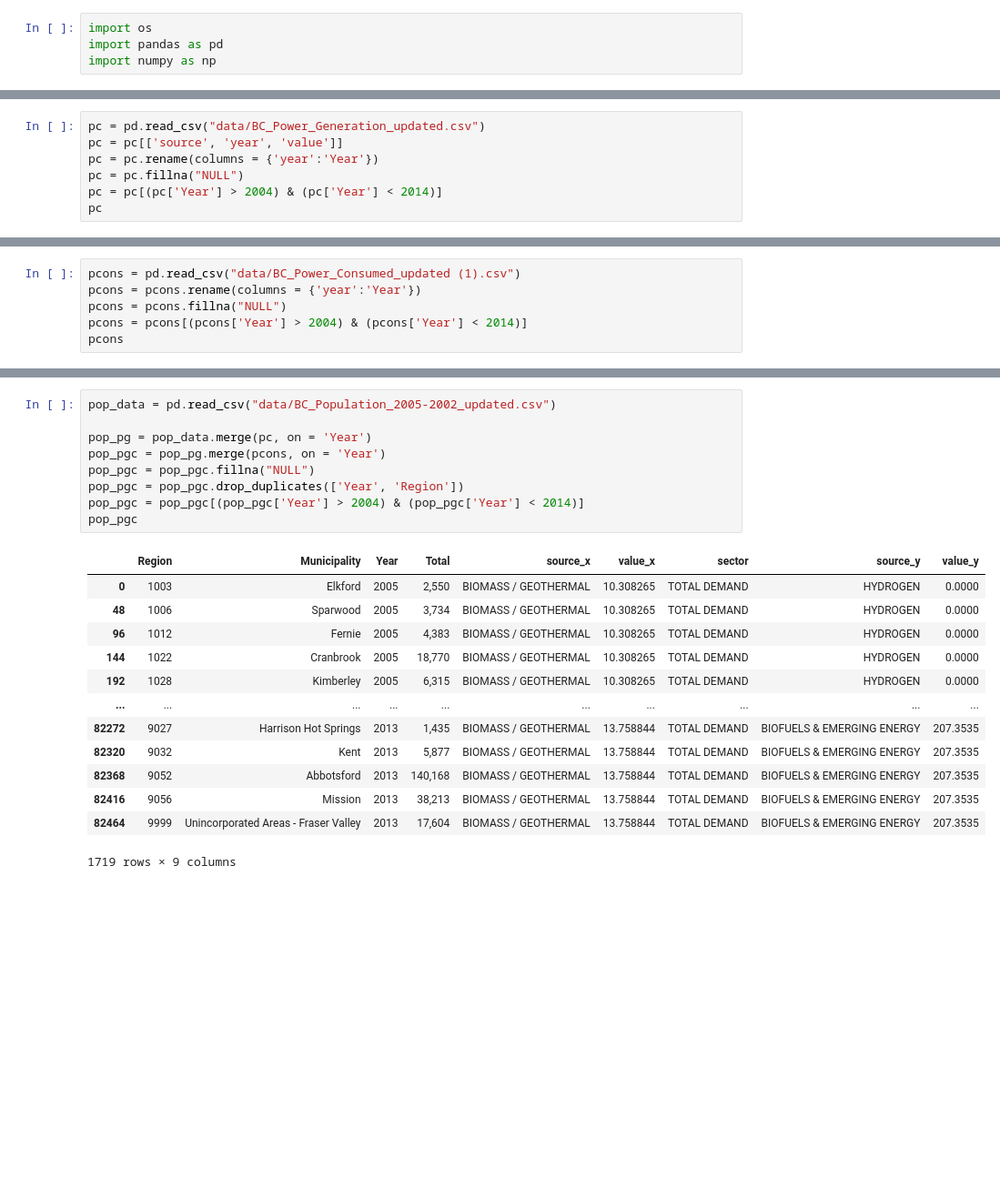
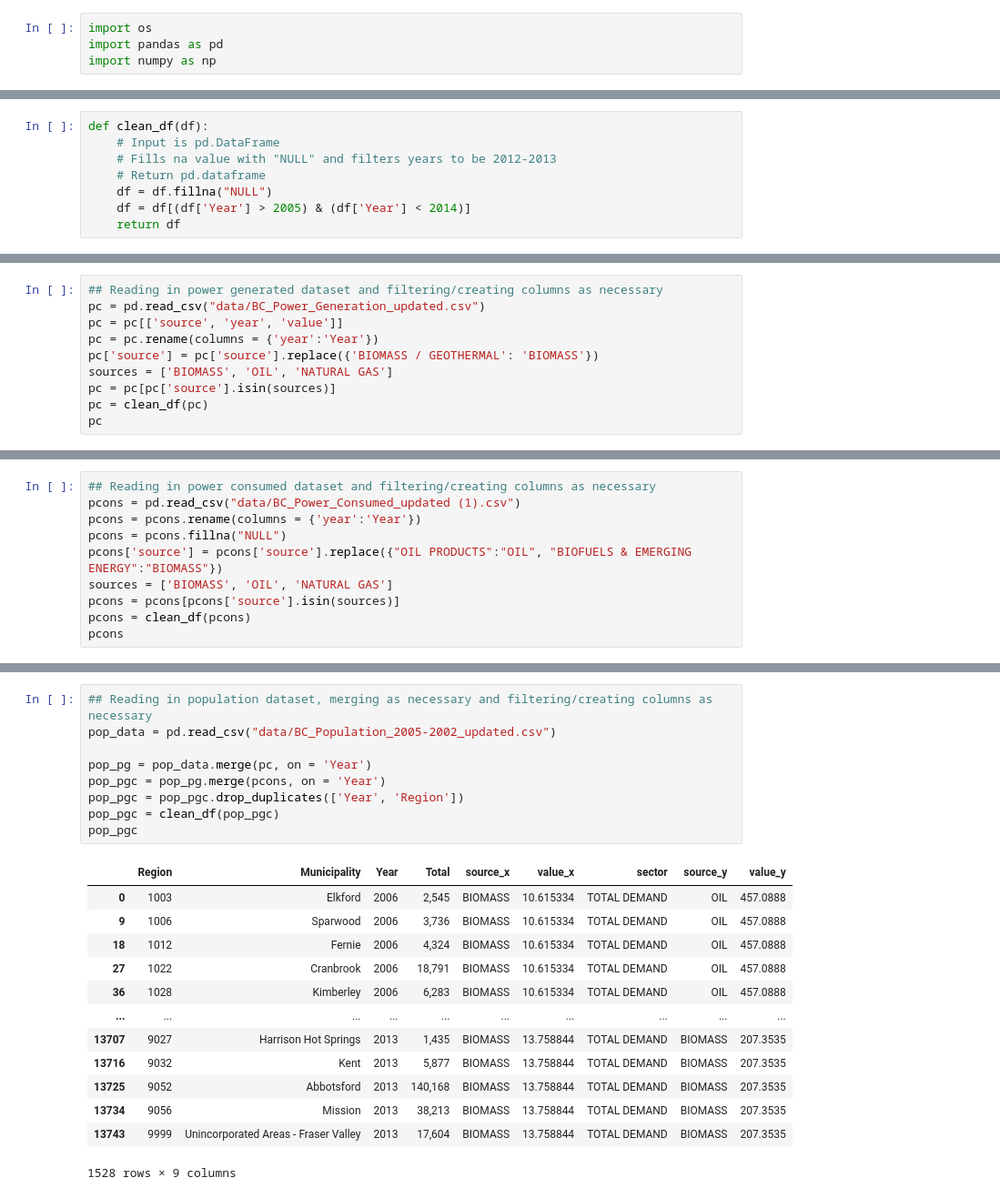
Before and after one commit to mcgillies/CPSC368, a Jupyter notebook: insertgeneration.ipynb, the cells around one changed output, grey strips where cells are left out. Shown at 91% size. Cells and saved outputs as stored; diff of their text form; blank space fills up the shorter version.

```diff
--- a/insertgeneration.ipynb
+++ b/insertgeneration.ipynb
@@ -4,0 +8,8 @@ import numpy as np
+# %%
+def clean_df(df):
+    # Input is pd.DataFrame
+    # Fills na value with "NULL" and filters years to be 2012-2013
+    # Return pd.dataframe
+    df = df.fillna("NULL")
+    df = df[(df['Year'] > 2005) & (df['Year'] < 2014)]
+    return df
@@ -35,10 +58,13 @@ for index, row in et.iterrows():
     line = 'insert into temperature values (' + "'" + dt + "'" + ', ' + avgtemp + ', ' + avgtu + ');'
     sql_file.write(line +"\n")
 # %%
+## Reading in power generated dataset and filtering/creating columns as necessary
 pc = pd.read_csv("data/BC_Power_Generation_updated.csv")
 pc = pc[['source', 'year', 'value']]
 pc = pc.rename(columns = {'year':'Year'})
-pc = pc.fillna("NULL")
-pc = pc[(pc['Year'] > 2004) & (pc['Year'] < 2014)]
+pc['source'] = pc['source'].replace({'BIOMASS / GEOTHERMAL': 'BIOMASS'})
+sources = ['BIOMASS', 'OIL', 'NATURAL GAS']
+pc = pc[pc['source'].isin(sources)]
+pc = clean_df(pc)
 pc
 # %% [output]
@@ -68,10 +111,14 @@ for index, row in pc.iterrows():
     line = 'insert into power_generated values (' + "'" + source + "'" ', ' + year + ', ' + value + ');'
     sql_file.write(line +"\n")
 # %%
+## Reading in power consumed dataset and filtering/creating columns as necessary
 pcons = pd.read_csv("data/BC_Power_Consumed_updated (1).csv")
 pcons = pcons.rename(columns = {'year':'Year'})
 pcons = pcons.fillna("NULL")
-pcons = pcons[(pcons['Year'] > 2004) & (pcons['Year'] < 2014)]
+pcons['source'] = pcons['source'].replace({"OIL PRODUCTS":"OIL", "BIOFUELS & EMERGING ENERGY":"BIOMASS"})
+sources = ['BIOMASS', 'OIL', 'NATURAL GAS']
+pcons = pcons[pcons['source'].isin(sources)]
+pcons = clean_df(pcons)
 pcons
 # %% [output]
 |  | sector | source | Year | value |
@@ -136,26 +178,26 @@ for index, row in precip.iterrows():
     line = 'insert into precipitation values (' + "'" + station + "'" + ', ' + year + ', ' + month + ', ' + maxtemp + ', ' + mintemp + ', ' + pre +');'
     sql_file.write(line +"\n")
 # %%
+## Reading in population dataset, merging as necessary and filtering/creating columns as necessary
 pop_data = pd.read_csv("data/BC_Population_2005-2002_updated.csv")
 
 pop_pg = pop_data.merge(pc, on = 'Year')
 pop_pgc = pop_pg.merge(pcons, on = 'Year')
-pop_pgc = pop_pgc.fillna("NULL")
 pop_pgc = pop_pgc.drop_duplicates(['Year', 'Region'])
-pop_pgc = pop_pgc[(pop_pgc['Year'] > 2004) & (pop_pgc['Year'] < 2014)]
+pop_pgc = clean_df(pop_pgc)
 pop_pgc
 # %% [output]
 |  | Region | Municipality | Year | Total | source_x | value_x | sector | source_y | value_y |
-| 0 | 1003 | Elkford | 2005 | 2,550 | BIOMASS / GEOTHERMAL | 10.308265 | TOTAL DEMAND | HYDROGEN | 0.0000 |
-| 48 | 1006 | Sparwood | 2005 | 3,734 | BIOMASS / GEOTHERMAL | 10.308265 | TOTAL DEMAND | HYDROGEN | 0.0000 |
-| 96 | 1012 | Fernie | 2005 | 4,383 | BIOMASS / GEOTHERMAL | 10.308265 | TOTAL DEMAND | HYDROGEN | 0.0000 |
-| 144 | 1022 | Cranbrook | 2005 | 18,770 | BIOMASS / GEOTHERMAL | 10.308265 | TOTAL DEMAND | HYDROGEN | 0.0000 |
-| 192 | 1028 | Kimberley | 2005 | 6,315 | BIOMASS / GEOTHERMAL | 10.308265 | TOTAL DEMAND | HYDROGEN | 0.0000 |
+| 0 | 1003 | Elkford | 2006 | 2,545 | BIOMASS | 10.615334 | TOTAL DEMAND | OIL | 457.0888 |
+| 9 | 1006 | Sparwood | 2006 | 3,736 | BIOMASS | 10.615334 | TOTAL DEMAND | OIL | 457.0888 |
+| 18 | 1012 | Fernie | 2006 | 4,324 | BIOMASS | 10.615334 | TOTAL DEMAND | OIL | 457.0888 |
+| 27 | 1022 | Cranbrook | 2006 | 18,791 | BIOMASS | 10.615334 | TOTAL DEMAND | OIL | 457.0888 |
+| 36 | 1028 | Kimberley | 2006 | 6,283 | BIOMASS | 10.615334 | TOTAL DEMAND | OIL | 457.0888 |
 | ... | ... | ... | ... | ... | ... | ... | ... | ... | ... |
-| 82272 | 9027 | Harrison Hot Springs | 2013 | 1,435 | BIOMASS / GEOTHERMAL | 13.758844 | TOTAL DEMAND | BIOFUELS & EMERGING ENERGY | 207.3535 |
-| 82320 | 9032 | Kent | 2013 | 5,877 | BIOMASS / GEOTHERMAL | 13.758844 | TOTAL DEMAND | BIOFUELS & EMERGING ENERGY | 207.3535 |
-| 82368 | 9052 | Abbotsford | 2013 | 140,168 | BIOMASS / GEOTHERMAL | 13.758844 | TOTAL DEMAND | BIOFUELS & EMERGING ENERGY | 207.3535 |
-| 82416 | 9056 | Mission | 2013 | 38,213 | BIOMASS / GEOTHERMAL | 13.758844 | TOTAL DEMAND | BIOFUELS & EMERGING ENERGY | 207.3535 |
-| 82464 | 9999 | Unincorporated Areas - Fraser Valley | 2013 | 17,604 | BIOMASS / GEOTHERMAL | 13.758844 | TOTAL DEMAND | BIOFUELS & EMERGING ENERGY | 207.3535 |
+| 13707 | 9027 | Harrison Hot Springs | 2013 | 1,435 | BIOMASS | 13.758844 | TOTAL DEMAND | BIOMASS | 207.3535 |
+| 13716 | 9032 | Kent | 2013 | 5,877 | BIOMASS | 13.758844 | TOTAL DEMAND | BIOMASS | 207.3535 |
+| 13725 | 9052 | Abbotsford | 2013 | 140,168 | BIOMASS | 13.758844 | TOTAL DEMAND | BIOMASS | 207.3535 |
+| 13734 | 9056 | Mission | 2013 | 38,213 | BIOMASS | 13.758844 | TOTAL DEMAND | BIOMASS | 207.3535 |
+| 13743 | 9999 | Unincorporated Areas - Fraser Valley | 2013 | 17,604 | BIOMASS | 13.758844 | TOTAL DEMAND | BIOMASS | 207.3535 |
-1719 rows × 9 columns
+1528 rows × 9 columns
 # %%
```
Also changed, not shown: parts of 30 cells of this notebook, 1 other file.
